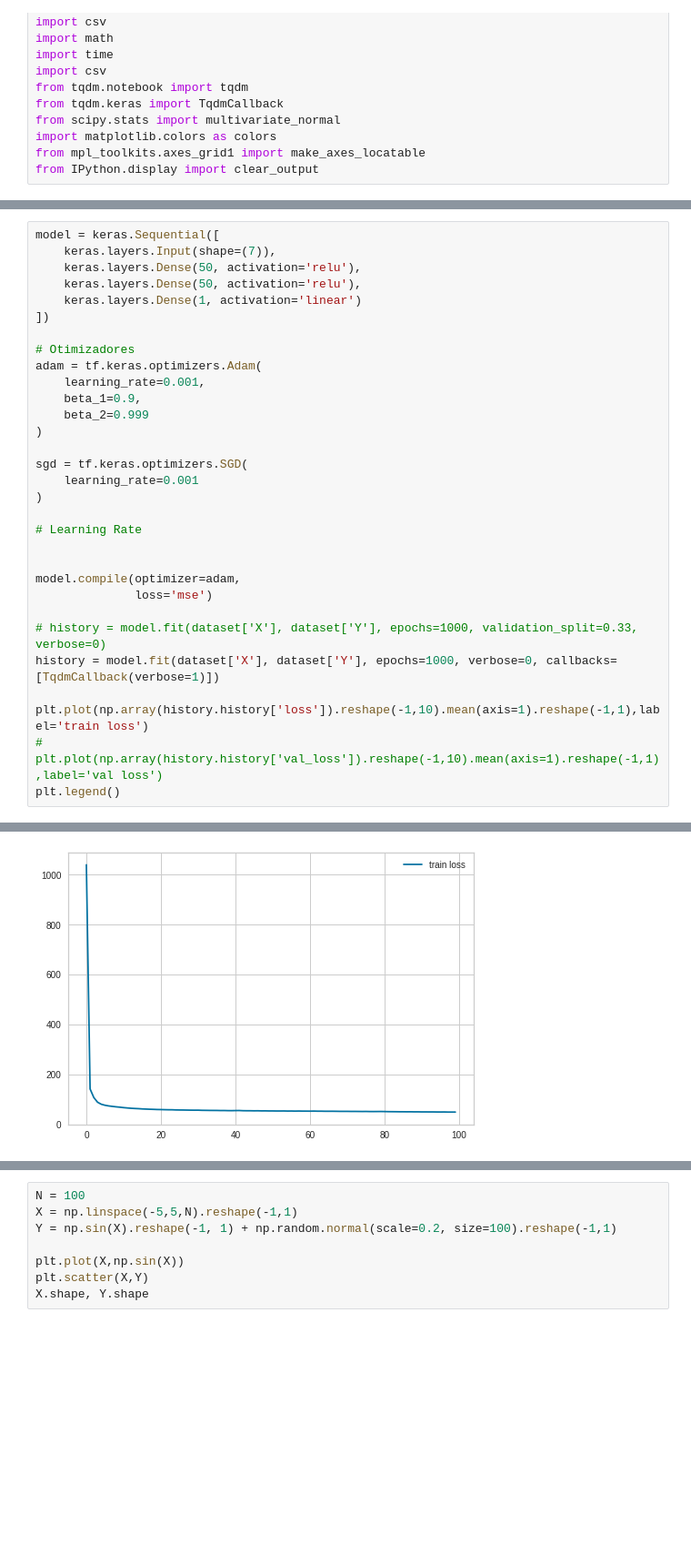
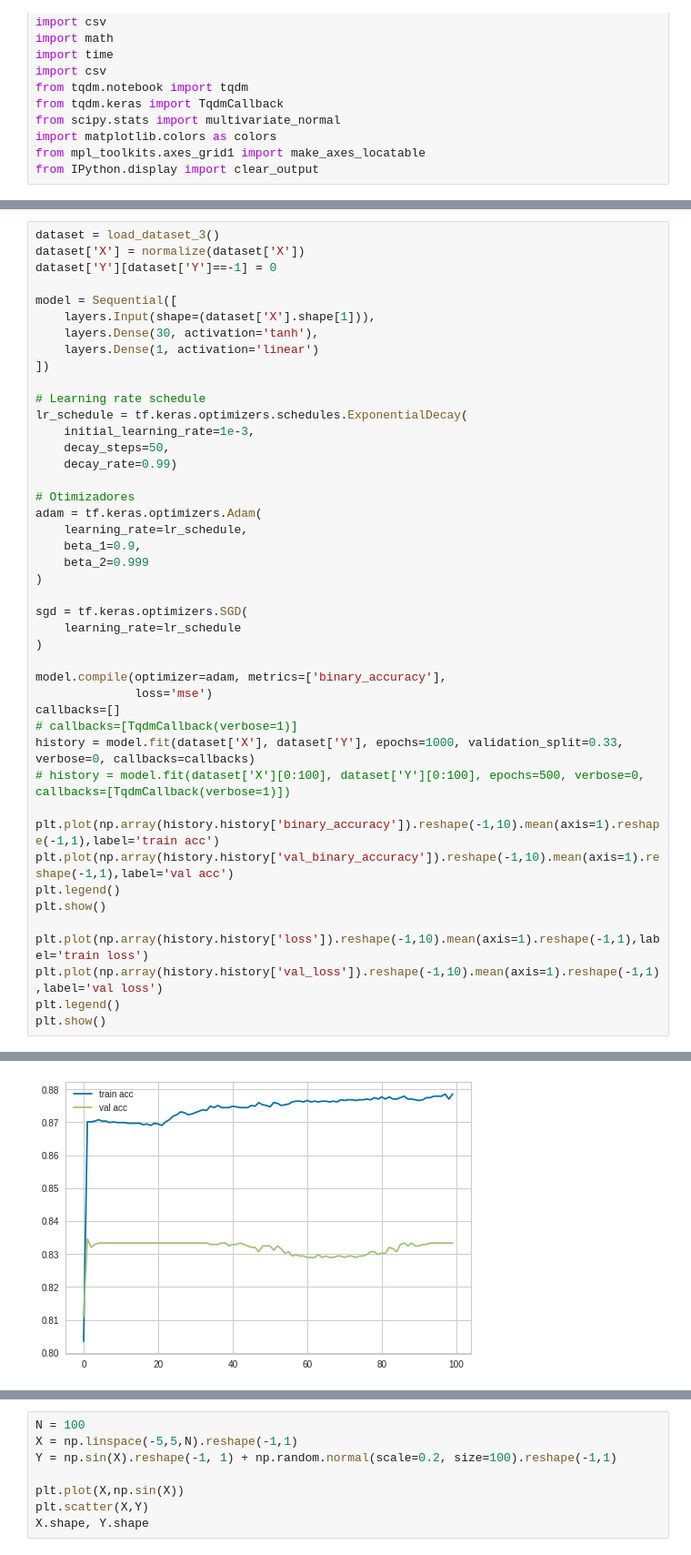
Before and after one commit to PedroHGMS/rna_trabalho_final, a Jupyter notebook: trabalho_final.ipynb, the cells around one changed output, grey strips where cells are left out. Shown: that part at 91% size. Drawn from its saved outputs; the diff is of its cells as text; blank space fills up the shorter version.

```diff
--- a/trabalho_final.ipynb
+++ b/trabalho_final.ipynb
@@ -203,32 +396,45 @@ name: Real Estate
 # %%
-model = keras.Sequential([
-    keras.layers.Input(shape=(7)),
-    keras.layers.Dense(50, activation='relu'),
-    keras.layers.Dense(50, activation='relu'),
-    keras.layers.Dense(1, activation='linear')
+dataset = load_dataset_3()
+dataset['X'] = normalize(dataset['X'])
+dataset['Y'][dataset['Y']==-1] = 0
+
+model = Sequential([
+    layers.Input(shape=(dataset['X'].shape[1])),
+    layers.Dense(30, activation='tanh'),
+    layers.Dense(1, activation='linear')
 ])
+
+# Learning rate schedule
+lr_schedule = tf.keras.optimizers.schedules.ExponentialDecay(
+    initial_learning_rate=1e-3,
+    decay_steps=50,
+    decay_rate=0.99)
 
 # Otimizadores
 adam = tf.keras.optimizers.Adam(
-    learning_rate=0.001,
+    learning_rate=lr_schedule,
     beta_1=0.9,
     beta_2=0.999
 )
 
 sgd = tf.keras.optimizers.SGD(
-    learning_rate=0.001
+    learning_rate=lr_schedule
 )
 
-# Learning Rate
+model.compile(optimizer=adam, metrics=['binary_accuracy'],
+              loss='mse')
+callbacks=[]
+# callbacks=[TqdmCallback(verbose=1)]
+history = model.fit(dataset['X'], dataset['Y'], epochs=1000, validation_split=0.33, verbose=0, callbacks=callbacks)
+# history = model.fit(dataset['X'][0:100], dataset['Y'][0:100], epochs=500, verbose=0, callbacks=[TqdmCallback(verbose=1)])
 
-
-model.compile(optimizer=adam,
-              loss='mse')
-
-# history = model.fit(dataset['X'], dataset['Y'], epochs=1000, validation_split=0.33, verbose=0)
-history = model.fit(dataset['X'], dataset['Y'], epochs=1000, verbose=0, callbacks=[TqdmCallback(verbose=1)])
+plt.plot(np.array(history.history['binary_accuracy']).reshape(-1,10).mean(axis=1).reshape(-1,1),label='train acc')
+plt.plot(np.array(history.history['val_binary_accuracy']).reshape(-1,10).mean(axis=1).reshape(-1,1),label='val acc')
+plt.legend()
+plt.show()
 
 plt.plot(np.array(history.history['loss']).reshape(-1,10).mean(axis=1).reshape(-1,1),label='train loss')
-# plt.plot(np.array(history.history['val_loss']).reshape(-1,10).mean(axis=1).reshape(-1,1),label='val loss')
+plt.plot(np.array(history.history['val_loss']).reshape(-1,10).mean(axis=1).reshape(-1,1),label='val loss')
 plt.legend()
+plt.show()
 # %% [output]
@@ -244 +441 @@ AttributeError: 'tqdm' object has no attribute 'disp'
-[figure, old version]
+[figure, new version]
```
Also changed, not shown: parts of 6 cells of this notebook.
